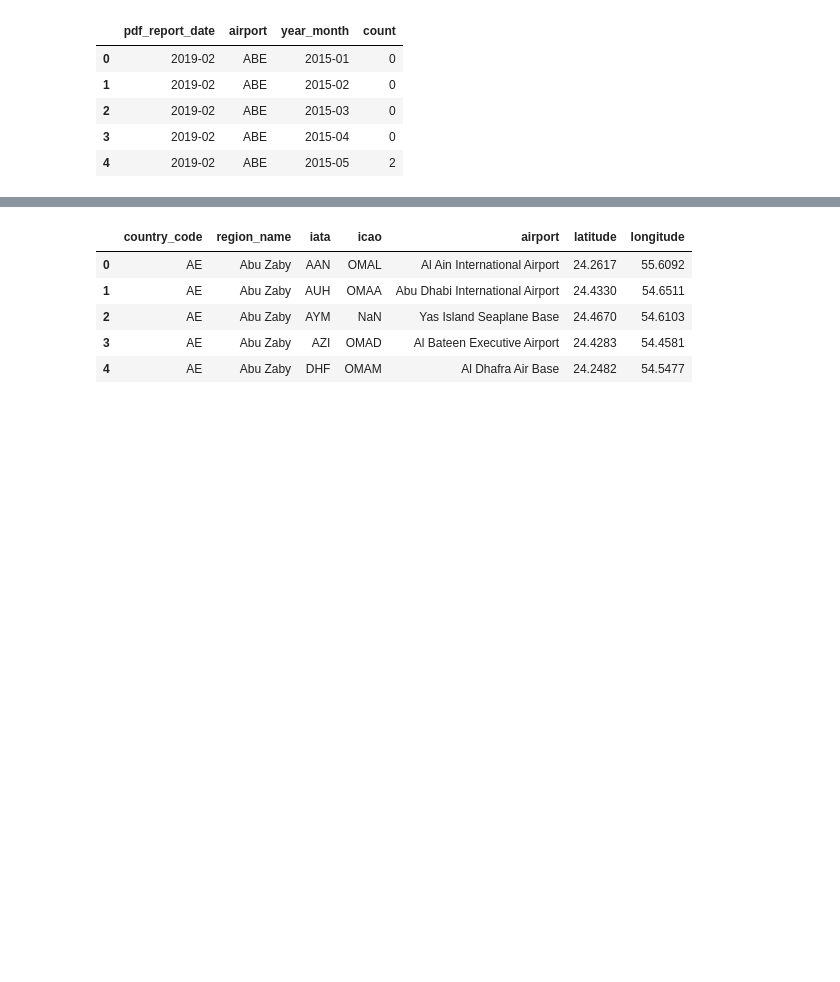
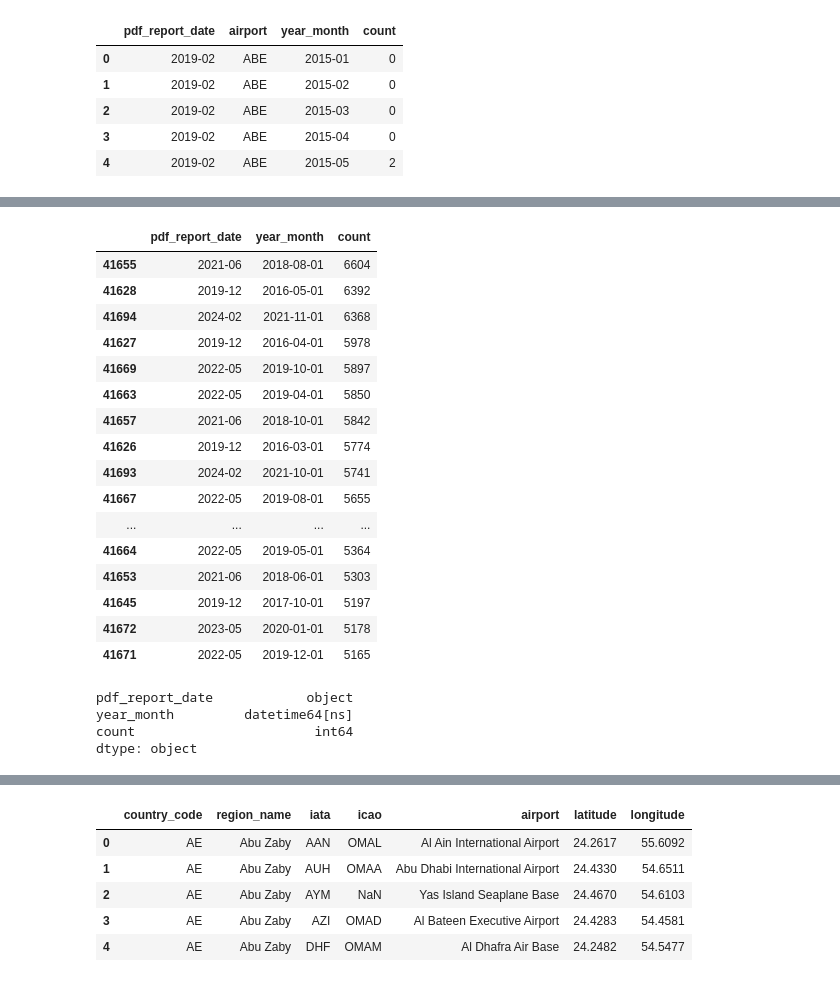
Before and after one commit to MWPerrineJr/data_vis, a Jupyter notebook: airport.ipynb, the cells around one changed output, grey strips where cells are left out. Saved outputs shown, nothing was run; the diff lists cells and outputs as text; code cells hidden in the pictures; blank space fills up the shorter version.

```diff
--- a/airport.ipynb
+++ b/airport.ipynb
@@ -17,3 +30,32 @@ compAP.head()
+# %%
+compAP_top_20 = compAP.sort_values(by='count', ascending = False).head(20)
+compAP_top_20 = compAP_top_20.drop(columns=['airport'])
+compAP_top_20
+# %% [output]
+|  | pdf_report_date | year_month | count |
+| 41655 | 2021-06 | 2018-08-01 | 6604 |
+| 41628 | 2019-12 | 2016-05-01 | 6392 |
+| 41694 | 2024-02 | 2021-11-01 | 6368 |
+| 41627 | 2019-12 | 2016-04-01 | 5978 |
+| 41669 | 2022-05 | 2019-10-01 | 5897 |
+| 41663 | 2022-05 | 2019-04-01 | 5850 |
+| 41657 | 2021-06 | 2018-10-01 | 5842 |
+| 41626 | 2019-12 | 2016-03-01 | 5774 |
+| 41693 | 2024-02 | 2021-10-01 | 5741 |
+| 41667 | 2022-05 | 2019-08-01 | 5655 |
+| ... | ... | ... | ... |
+| 41664 | 2022-05 | 2019-05-01 | 5364 |
+| 41653 | 2021-06 | 2018-06-01 | 5303 |
+| 41645 | 2019-12 | 2017-10-01 | 5197 |
+| 41672 | 2023-05 | 2020-01-01 | 5178 |
+| 41671 | 2022-05 | 2019-12-01 | 5165 |
+# %%
+compAP_top_20.dtypes
+# %% [output]
+pdf_report_date            object
+year_month         datetime64[ns]
+count                       int64
+dtype: object
 # %%
 compCat = pd.read_csv('/Users/michaelperrine/Library/CloudStorage/OneDrive-Personal/Documents/Bellevue/Data Visualization/Week 9-10/complaints-by-category.csv')
 # %%
```
Also changed, not shown: parts of 3 cells of this notebook.
